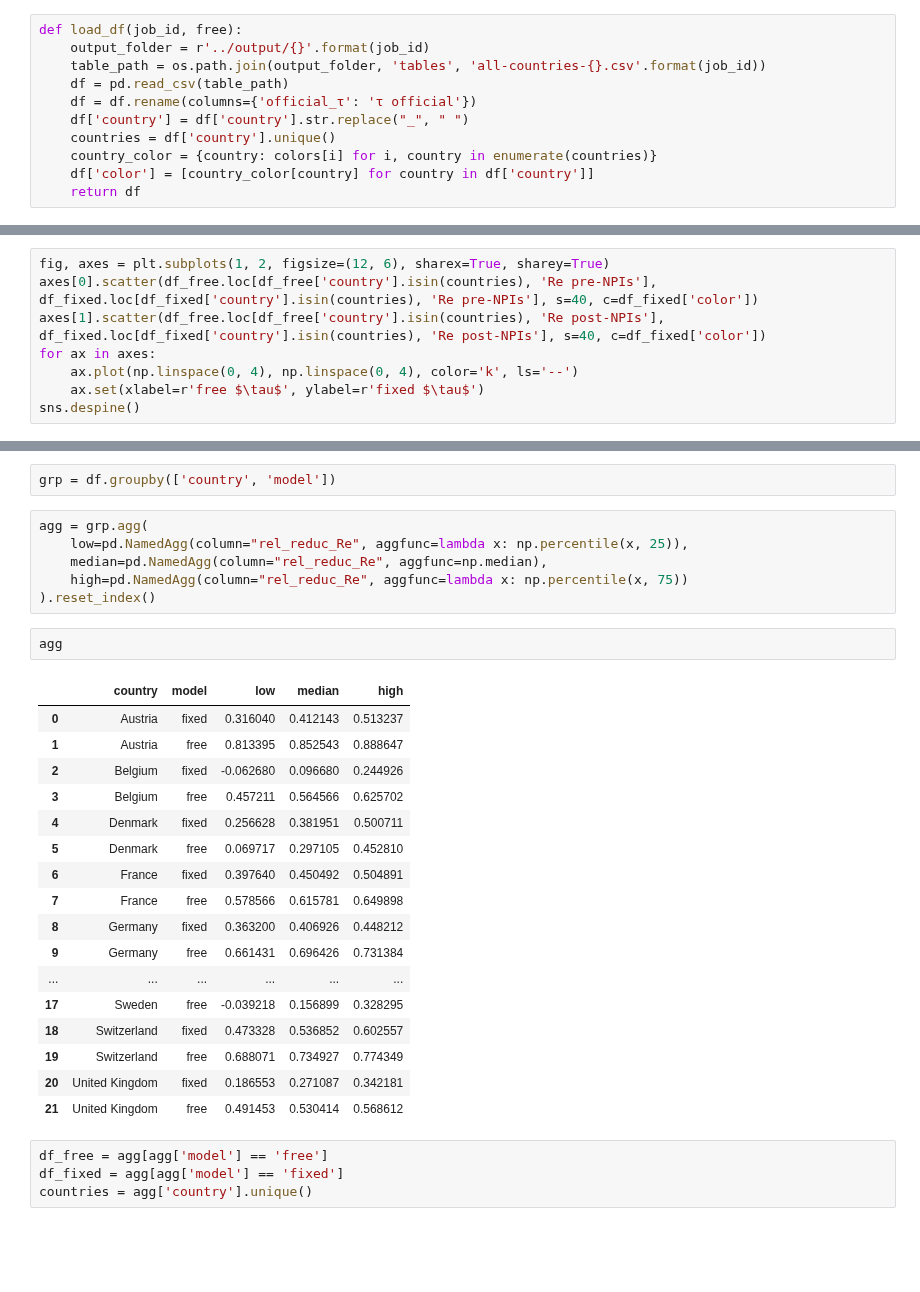
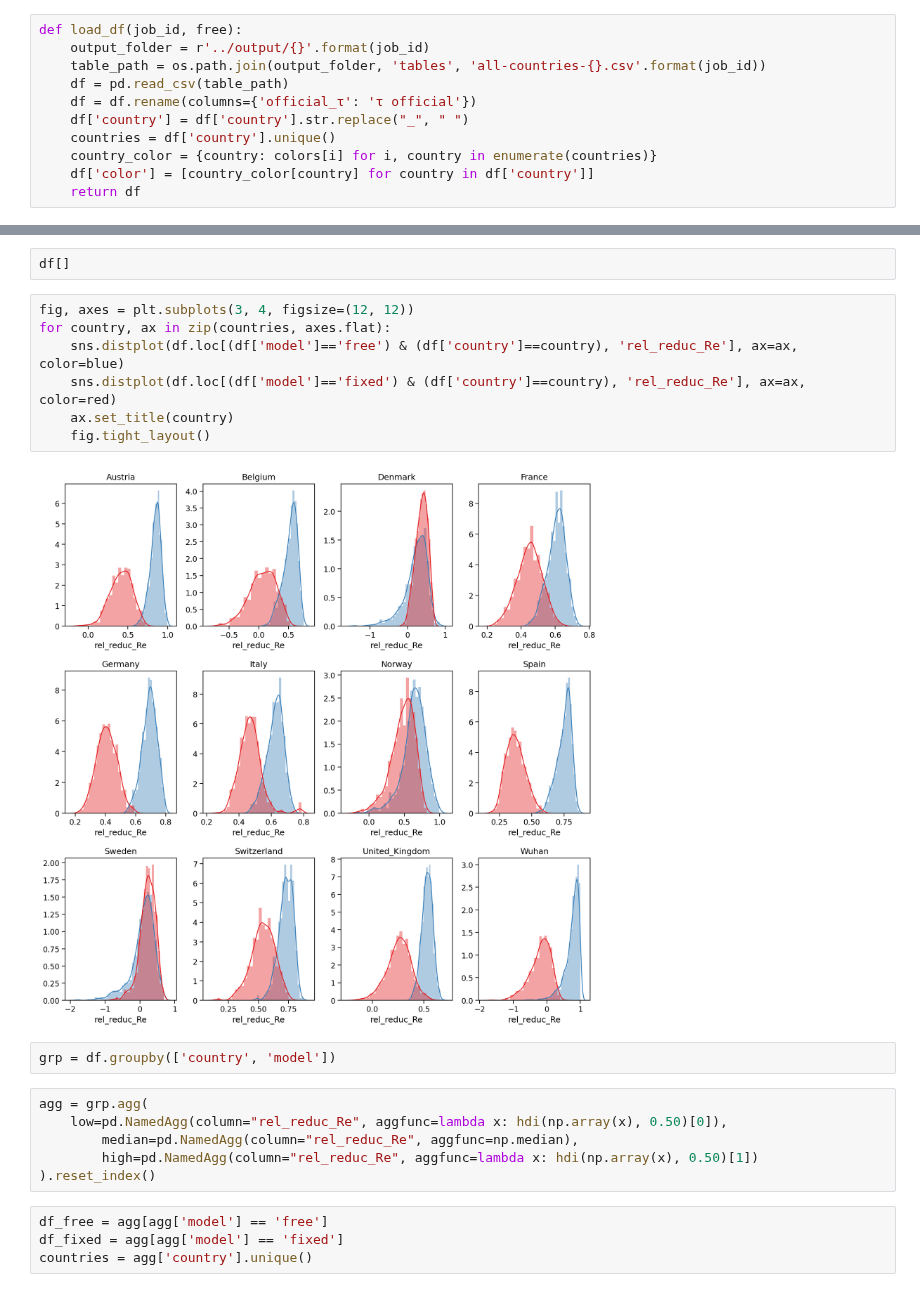
Before and after one commit to yoavram-lab/EffectiveNPI, a Jupyter notebook: src/Re.ipynb, the cells around one changed output, grey strips where cells are left out. Cells and saved outputs as stored; diff of their text form; blank space fills up the shorter version.

```diff
--- a/src/Re.ipynb
+++ b/src/Re.ipynb
@@ -108,8 +51,0 @@ countries = df_fixed['country']
-# %%
-fig, axes = plt.subplots(1, 2, figsize=(12, 6), sharex=True, sharey=True)
-axes[0].scatter(df_free.loc[df_free['country'].isin(countries), 'Re pre-NPIs'], df_fixed.loc[df_fixed['country'].isin(countries), 'Re pre-NPIs'], s=40, c=df_fixed['color'])
-axes[1].scatter(df_free.loc[df_free['country'].isin(countries), 'Re post-NPIs'], df_fixed.loc[df_fixed['country'].isin(countries), 'Re post-NPIs'], s=40, c=df_fixed['color'])
-for ax in axes:
-    ax.plot(np.linspace(0, 4), np.linspace(0, 4), color='k', ls='--')
-    ax.set(xlabel=r'free $\tau$', ylabel=r'fixed $\tau$')
-sns.despine()
@@ -164,31 +79,22 @@ df.head()
+# %%
+df[]
+# %%
+fig, axes = plt.subplots(3, 4, figsize=(12, 12))
+for country, ax in zip(countries, axes.flat):
+    sns.distplot(df.loc[(df['model']=='free') & (df['country']==country), 'rel_reduc_Re'], ax=ax, color=blue)
+    sns.distplot(df.loc[(df['model']=='fixed') & (df['country']==country), 'rel_reduc_Re'], ax=ax, color=red)
+    ax.set_title(country)
+    fig.tight_layout()
+# %% [output]
+[figure, added]
 # %%
 grp = df.groupby(['country', 'model'])
 # %%
 agg = grp.agg(
-    low=pd.NamedAgg(column="rel_reduc_Re", aggfunc=lambda x: np.percentile(x, 25)),
-    median=pd.NamedAgg(column="rel_reduc_Re", aggfunc=np.median),
-    high=pd.NamedAgg(column="rel_reduc_Re", aggfunc=lambda x: np.percentile(x, 75))
+    low=pd.NamedAgg(column="rel_reduc_Re", aggfunc=lambda x: hdi(np.array(x), 0.50)[0]),
+        median=pd.NamedAgg(column="rel_reduc_Re", aggfunc=np.median),
+        high=pd.NamedAgg(column="rel_reduc_Re", aggfunc=lambda x: hdi(np.array(x), 0.50)[1])
 ).reset_index()
-# %%
-agg
-# %% [output]
-|  | country | model | low | median | high |
-| 0 | Austria | fixed | 0.316040 | 0.412143 | 0.513237 |
-| 1 | Austria | free | 0.813395 | 0.852543 | 0.888647 |
-| 2 | Belgium | fixed | -0.062680 | 0.096680 | 0.244926 |
-| 3 | Belgium | free | 0.457211 | 0.564566 | 0.625702 |
-| 4 | Denmark | fixed | 0.256628 | 0.381951 | 0.500711 |
-| 5 | Denmark | free | 0.069717 | 0.297105 | 0.452810 |
-| 6 | France | fixed | 0.397640 | 0.450492 | 0.504891 |
-| 7 | France | free | 0.578566 | 0.615781 | 0.649898 |
-| 8 | Germany | fixed | 0.363200 | 0.406926 | 0.448212 |
-| 9 | Germany | free | 0.661431 | 0.696426 | 0.731384 |
-| ... | ... | ... | ... | ... | ... |
-| 17 | Sweden | free | -0.039218 | 0.156899 | 0.328295 |
-| 18 | Switzerland | fixed | 0.473328 | 0.536852 | 0.602557 |
-| 19 | Switzerland | free | 0.688071 | 0.734927 | 0.774349 |
-| 20 | United Kingdom | fixed | 0.186553 | 0.271087 | 0.342181 |
-| 21 | United Kingdom | free | 0.491453 | 0.530414 | 0.568612 |
 # %%
 df_free = agg[agg['model'] == 'free']
 df_fixed = agg[agg['model'] == 'fixed']
```
Also changed, not shown: parts of 21 cells of this notebook, 2 other files.
